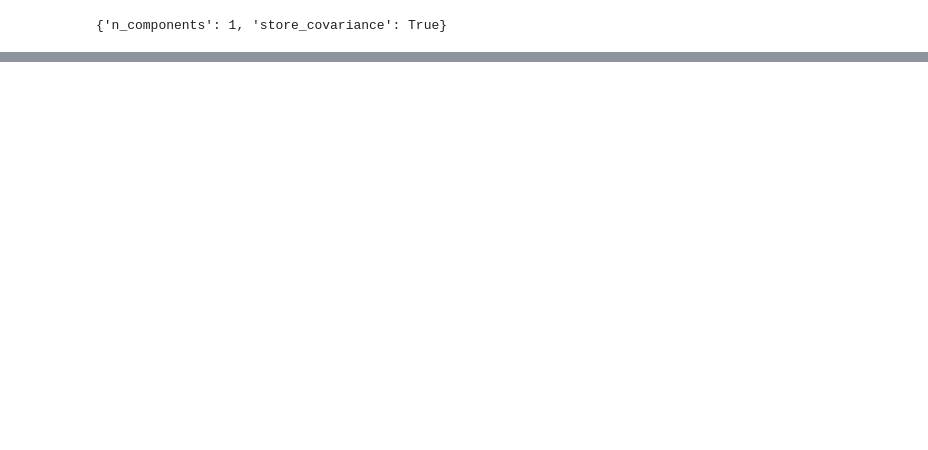
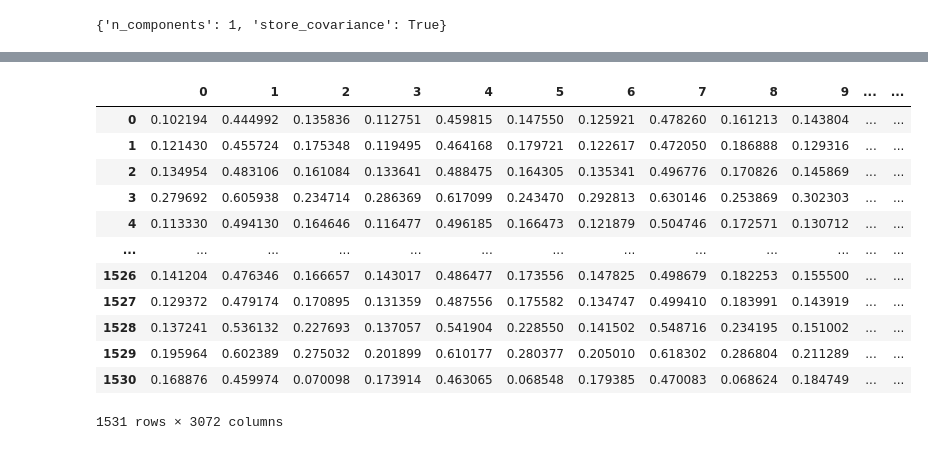
Before and after one commit to YiteWang/STAT542Group10, a Jupyter notebook: RPS_LDA.ipynb, the cells around one changed output, grey strips where cells are left out. Saved outputs shown, nothing was run; the diff lists cells and outputs as text; code cells hidden in the pictures; blank space fills up the shorter version.

```diff
--- a/RPS_LDA.ipynb
+++ b/RPS_LDA.ipynb
@@ -327,0 +365,20 @@ weighted avg       0.37      0.37      0.37       329
+# %%
+Categories=['rock','paper','scissors']
+self_test_dir = '/Users/hanyijia/Desktop/Midterm_Project/real'
+
+flat_data_arr=[] #input array
+target_arr=[] #output array
+for i in Categories:
+    path=os.path.join(self_test_dir,i)
+    for img in os.listdir(path):
+        img_array=imread(os.path.join(path,img))
+        img_resized=resize(img_array,(32,32,1))
+        flat_data_arr.append(img_resized.flatten())
+        target_arr.append(Categories.index(i))
+    print(f'loaded category:{i} successfully for train')
+flat_data=np.array(flat_data_arr)
+target=np.array(target_arr)
+df=pd.DataFrame(flat_data) #dataframe
+df['Target']=target
+self_test=df.iloc[:,:-1] #input data
+y_self_test=df.iloc[:,-1] #output data
@@ -327,0 +478,16 @@ weighted avg       0.37      0.37      0.37       329
+# %%
+x_train
+# %% [output]
+|  | 0 | 1 | 2 | 3 | 4 | 5 | 6 | 7 | 8 | 9 | ... | ... |
+| 0 | 0.102194 | 0.444992 | 0.135836 | 0.112751 | 0.459815 | 0.147550 | 0.125921 | 0.478260 | 0.161213 | 0.143804 | ... | ... |
+| 1 | 0.121430 | 0.455724 | 0.175348 | 0.119495 | 0.464168 | 0.179721 | 0.122617 | 0.472050 | 0.186888 | 0.129316 | ... | ... |
+| 2 | 0.134954 | 0.483106 | 0.161084 | 0.133641 | 0.488475 | 0.164305 | 0.135341 | 0.496776 | 0.170826 | 0.145869 | ... | ... |
+| 3 | 0.279692 | 0.605938 | 0.234714 | 0.286369 | 0.617099 | 0.243470 | 0.292813 | 0.630146 | 0.253869 | 0.302303 | ... | ... |
+| 4 | 0.113330 | 0.494130 | 0.164646 | 0.116477 | 0.496185 | 0.166473 | 0.121879 | 0.504746 | 0.172571 | 0.130712 | ... | ... |
+| ... | ... | ... | ... | ... | ... | ... | ... | ... | ... | ... | ... | ... |
+| 1526 | 0.141204 | 0.476346 | 0.166657 | 0.143017 | 0.486477 | 0.173556 | 0.147825 | 0.498679 | 0.182253 | 0.155500 | ... | ... |
+| 1527 | 0.129372 | 0.479174 | 0.170895 | 0.131359 | 0.487556 | 0.175582 | 0.134747 | 0.499410 | 0.183991 | 0.143919 | ... | ... |
+| 1528 | 0.137241 | 0.536132 | 0.227693 | 0.137057 | 0.541904 | 0.228550 | 0.141502 | 0.548716 | 0.234195 | 0.151002 | ... | ... |
+| 1529 | 0.195964 | 0.602389 | 0.275032 | 0.201899 | 0.610177 | 0.280377 | 0.205010 | 0.618302 | 0.286804 | 0.211289 | ... | ... |
+| 1530 | 0.168876 | 0.459974 | 0.070098 | 0.173914 | 0.463065 | 0.068548 | 0.179385 | 0.470083 | 0.068624 | 0.184749 | ... | ... |
+1531 rows × 3072 columns
```
Also changed, not shown: parts of 44 cells of this notebook, 1 other file.
